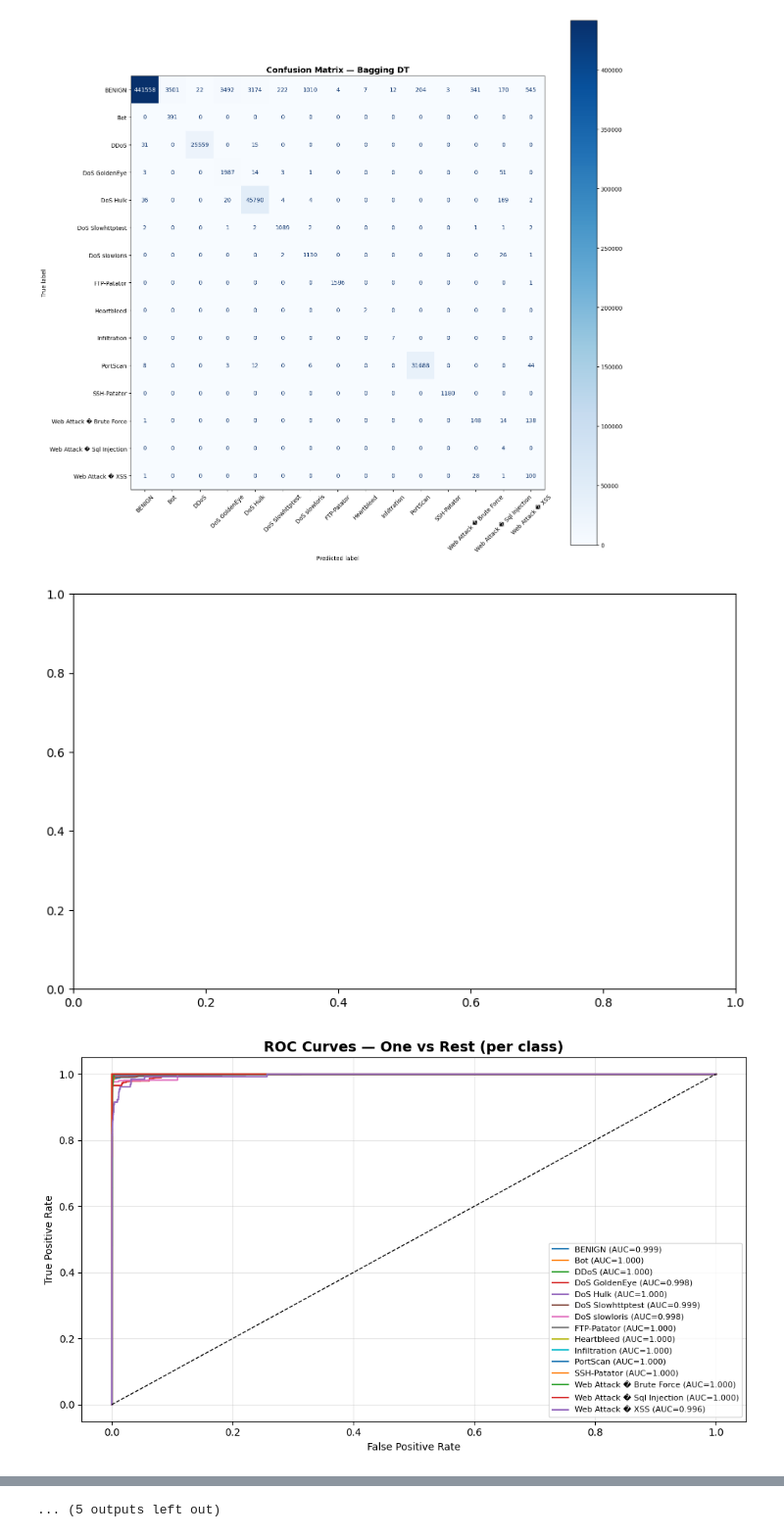
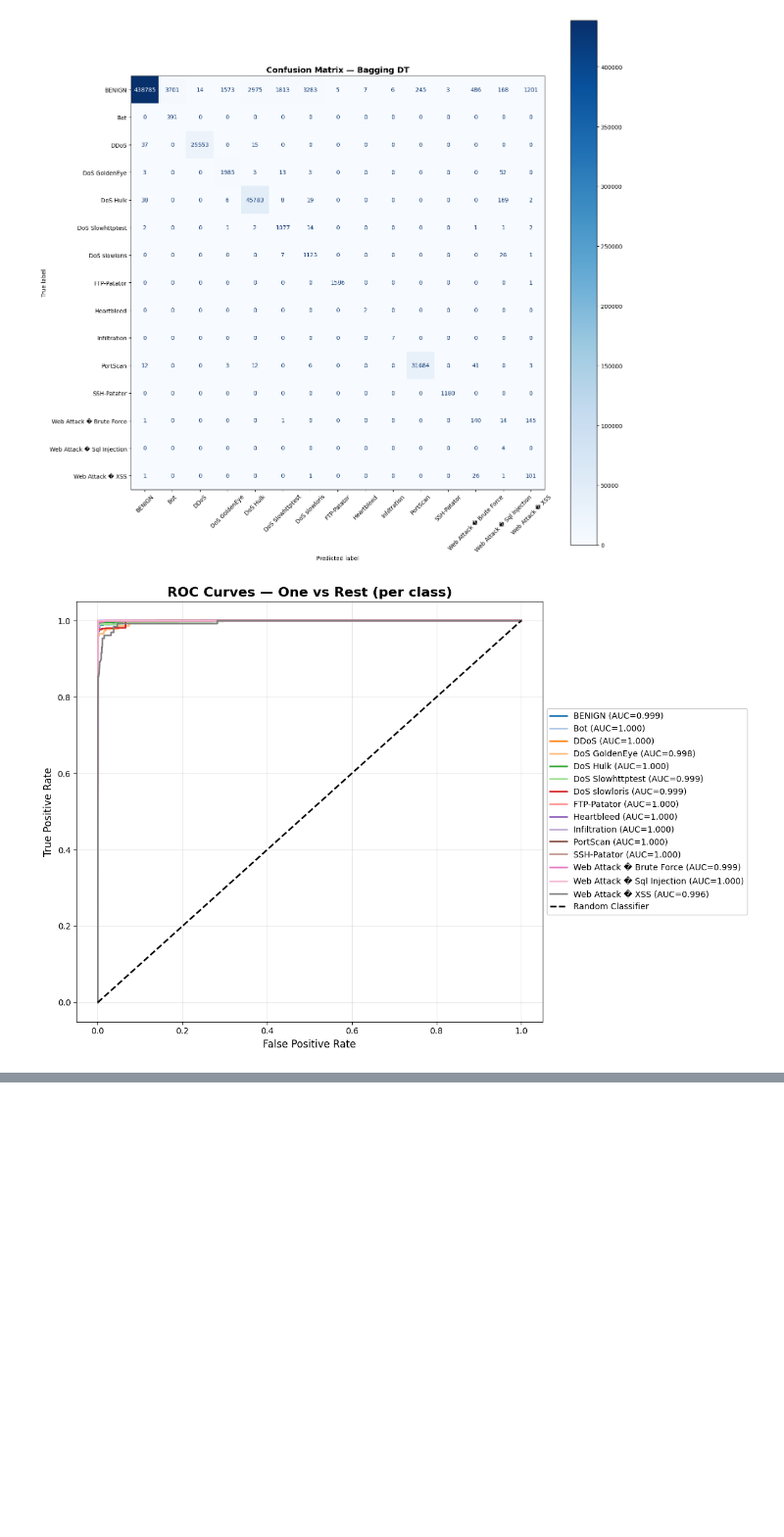
Before and after one commit to yoshbatula/Hybrid-Enhanced-Stacked-Ensemble-for-Network-Intrusion-Detection, a Jupyter notebook: Bagging-DT.ipynb, the cells around one changed output, grey strips where cells are left out. Shown at 98% size. Cells and saved outputs as stored; diff of their text form; code cells hidden in the pictures; blank space fills up the shorter version.

```diff
--- a/Bagging-DT.ipynb
+++ b/Bagging-DT.ipynb
@@ -207,18 +207,18 @@ from sklearn.tree import DecisionTreeClassifier
 # Base estimator: Decision Tree
 base_dt = DecisionTreeClassifier(
     criterion      = 'gini',
-    max_depth      = 10,
-    min_samples_split = 20,
-    min_samples_leaf  = 10,
+    max_depth      = 7,
+    min_samples_split = 100,
+    min_samples_leaf  = 50,
     random_state   = 42,
 )
 
 # Bagging wrapper
 model = BaggingClassifier(
     estimator      = base_dt,
-    n_estimators   = 100,        # number of trees in the bag
-    max_samples    = 0.8,        # 80% of training data per bag
-    max_features   = 0.8,        # 80% of features per bag
+    n_estimators   = 8,         # number of trees in the bag
+    max_samples    = 0.5,       # 50% of training data per bag
+    max_features   = 0.5,       # 50% of features per bag
     bootstrap      = True,
     bootstrap_features = False,
     n_jobs         = -1,
@@ -387,49 +387,26 @@ plt.show()
 # %%
 # ROC Curves (One-vs-Rest)
 from sklearn.metrics import roc_curve
 from sklearn.metrics import auc
 
-
 y_test_bin = label_binarize(y_test, classes=list(range(n_classes)))
 
-fig, ax = plt.subplots(figsize=(10, 6))
-colors  = plt.cm.tab10.colors
+fig, ax = plt.subplots(figsize=(12, 8))
+colors  = plt.cm.tab20.colors
 
 for i in range(n_classes):
-    # ROC Curves (One-vs-Rest)
-
-
-    y_test_bin = label_binarize(y_test, classes=list(range(n_classes)))
-
-    fig, ax = plt.subplots(figsize=(10, 6))
-    colors  = plt.cm.tab10.colors
-
-    for i in range(n_classes):
-        fpr, tpr, _ = roc_curve(y_test_bin[:, i], y_pred_prob[:, i])
-        roc_auc_i = auc(fpr, tpr)
-        ax.plot(fpr, tpr, lw=1.5, color=colors[i % 10],
-                label=f'{class_names[i]} (AUC={roc_auc_i:.3f})')
-
-    ax.plot([0, 1], [0, 1], 'k--', lw=1)
-    ax.set_title('ROC Curves — One vs Rest (per class)', fontsize=14, fontweight='bold')
-    ax.set_xlabel('False Positive Rate')
-    ax.set_ylabel('True Positive Rate')
-    ax.legend(loc='lower right', fontsize=8)
-    ax.grid(alpha=0.3)
-    plt.tight_layout()
-    plt.show()
+    fpr, tpr, _ = roc_curve(y_test_bin[:, i], y_pred_prob[:, i])
     roc_auc_i = auc(fpr, tpr)
-    ax.plot(fpr, tpr, lw=1.5, color=colors[i % 10],
+    ax.plot(fpr, tpr, lw=2.0, color=colors[i % 20],
             label=f'{class_names[i]} (AUC={roc_auc_i:.3f})')
 
-ax.plot([0, 1], [0, 1], 'k--', lw=1)
-ax.set_title('ROC Curves — One vs Rest (per class)', fontsize=14, fontweight='bold')
-ax.set_xlabel('False Positive Rate')
-ax.set_ylabel('True Positive Rate')
-ax.legend(loc='lower right', fontsize=8)
+ax.plot([0, 1], [0, 1], 'k--', lw=2, label='Random Classifier')
+ax.set_title('ROC Curves — One vs Rest (per class)', fontsize=16, fontweight='bold')
+ax.set_xlabel('False Positive Rate', fontsize=12)
+ax.set_ylabel('True Positive Rate', fontsize=12)
+ax.legend(loc='center left', bbox_to_anchor=(1, 0.5), fontsize=10, framealpha=0.95)
 ax.grid(alpha=0.3)
 plt.tight_layout()
 plt.show()
 # %% [output]
-[figure, old version]
+[figure, new version]
-[figure, removed]
@@ -446 +412,0 @@ plt.show()
-... (5 outputs left out)
```
Also changed, not shown: parts of 6 cells of this notebook, 1 other file.
